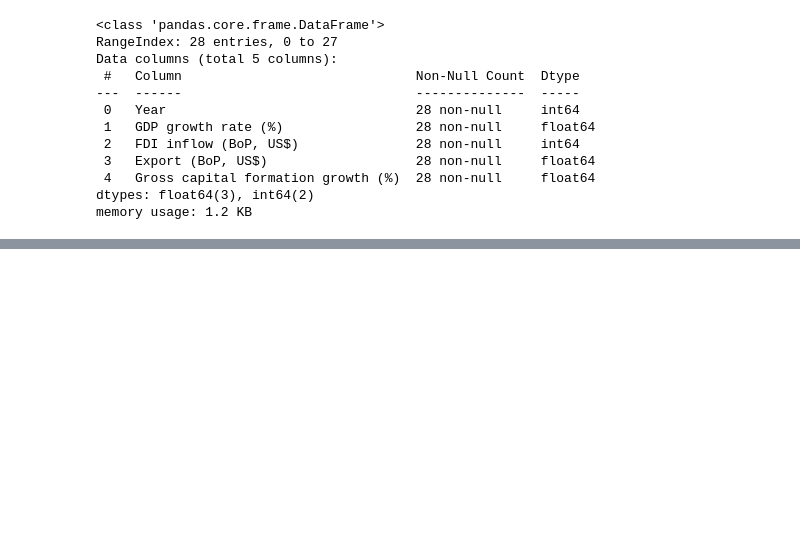
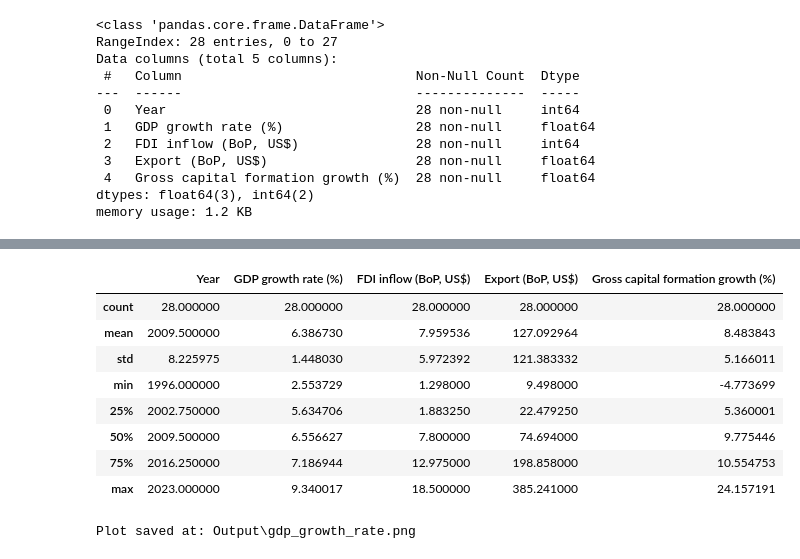
Before and after one commit to Thuan509/Dynamic-Macroeconomics, a Jupyter notebook: PS1_Code/growth.ipynb, the cells around one changed output, grey strips where cells are left out. Cells and saved outputs as stored; diff of their text form; code cells hidden in the pictures; blank space fills up the shorter version.

```diff
--- a/PS1_Code/growth.ipynb
+++ b/PS1_Code/growth.ipynb
@@ -59,3 +63,36 @@ df
+# %%
+df.describe()
+# %% [output]
+|  | Year | GDP growth rate (%) | FDI inflow (BoP, US$) | Export (BoP, US$) | Gross capital formation growth (%) |
+| count | 28.000000 | 28.000000 | 28.000000 | 28.000000 | 28.000000 |
+| mean | 2009.500000 | 6.386730 | 7.959536 | 127.092964 | 8.483843 |
+| std | 8.225975 | 1.448030 | 5.972392 | 121.383332 | 5.166011 |
+| min | 1996.000000 | 2.553729 | 1.298000 | 9.498000 | -4.773699 |
+| 25% | 2002.750000 | 5.634706 | 1.883250 | 22.479250 | 5.360001 |
+| 50% | 2009.500000 | 6.556627 | 7.800000 | 74.694000 | 9.775446 |
+| 75% | 2016.250000 | 7.186944 | 12.975000 | 198.858000 | 10.554753 |
+| max | 2023.000000 | 9.340017 | 18.500000 | 385.241000 | 24.157191 |
+# %%
+# Create the output folder if it doesn't exist
+output_folder = "Output"
+os.makedirs(output_folder, exist_ok=True)
+
+# Define the plot
+plt.figure(figsize=(10, 5))
+plt.plot(year, gdp, linestyle='-', color='b')
+plt.title("GDP Growth Rate (%)")
+plt.xlabel("Year")
+plt.ylabel("Growth Rate (%)")
+plt.grid(True)
+
+# Save the plot
+plot_path = os.path.join(output_folder, "gdp_growth_rate.png")
+plt.savefig(plot_path, dpi=300, bbox_inches='tight')
+plt.close()  # Close the figure to free memory
+
+print(f"Plot saved at: {plot_path}")
+# %% [output]
+Plot saved at: Output\gdp_growth_rate.png
 # %%
 # Plot the indicators
 # Create a 2x2 subplot
```
Also changed, not shown: parts of 5 cells of this notebook, 1 other file.
